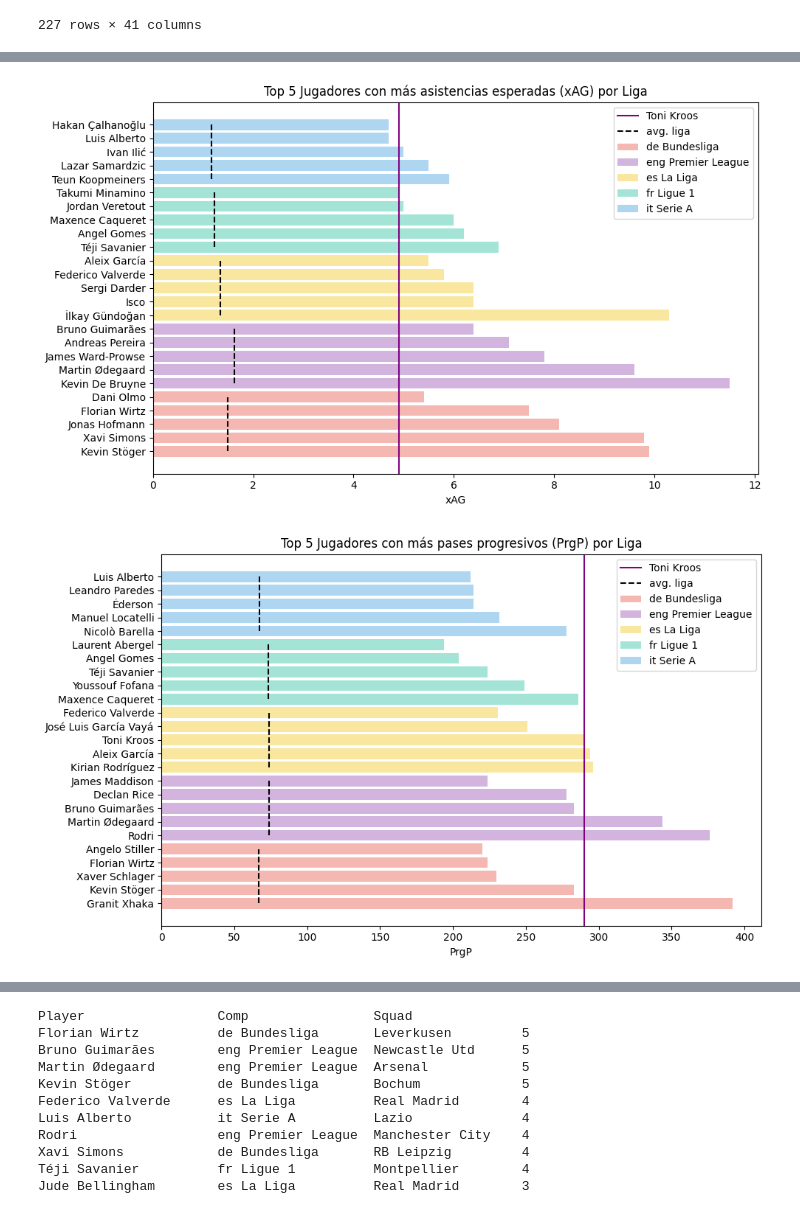
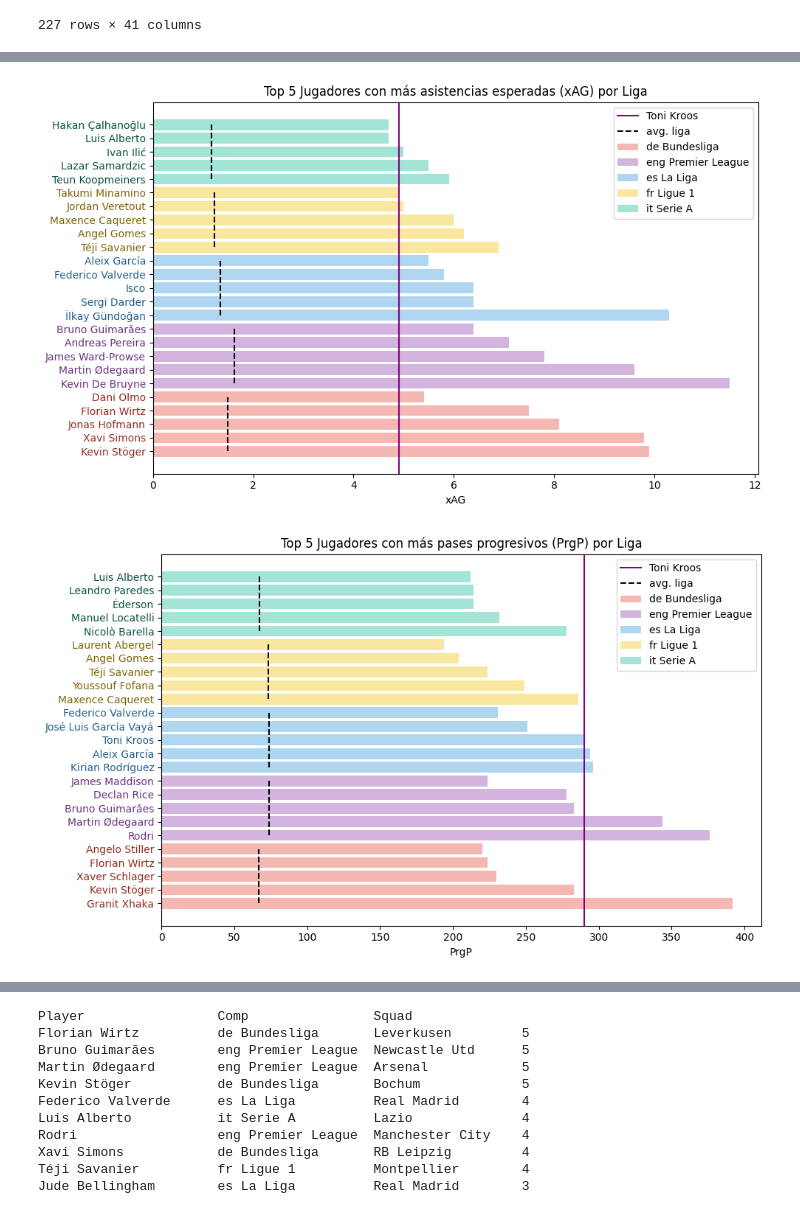
Before and after one commit to RubenVeledo/EDA_top_football_players, a Jupyter notebook: src/notebooks/Memoria.ipynb, the cells around one changed output, grey strips where cells are left out. Cells and saved outputs as stored; diff of their text form; code cells hidden in the pictures.

```diff
--- a/src/notebooks/Memoria.ipynb
+++ b/src/notebooks/Memoria.ipynb
@@ -927,9 +954,16 @@ top_5_por_liga_xag = top_5_por_liga_xag.sort_values(by=["Comp", "xAG_x"], ascend
 colores_ligas = {
     'de Bundesliga': '#f5b7b1',
     'eng Premier League': '#d2b4de',
-    'es La Liga': '#f9e79f',
-    'it Serie A': '#aed6f1',
-    'fr Ligue 1': '#a3e4d7'}
+    'es La Liga': '#aed6f1',
+    'it Serie A': '#a3e4d7',
+    'fr Ligue 1': '#f9e79f'}
+
+colores_jugadores = {
+    'de Bundesliga': '#922b21',
+    'eng Premier League': "#6c3483" ,
+    'es La Liga': '#21618c',
+    'it Serie A': '#0b5345',
+    'fr Ligue 1': '#7d6608'}
 
 xag_kroos = 4.9
 
@@ -951,6 +985,10 @@ for i, liga in enumerate(top_5_por_liga_xag['Comp'].unique()):
 
 plt.axvline(x=xag_kroos, color='purple', linestyle='-', label='Toni Kroos')
 
+for i, jugador in enumerate(plt.gca().get_yticklabels()):
+    liga = top_5_por_liga_xag.iloc[i]['Comp']
+    jugador.set_color(colores_jugadores[liga])
+
 plt.plot([], [], color=color_media, linestyle='--', label='avg. liga')
 
 plt.xticks(rotation=0)
@@ -962,7 +1000,7 @@ plt.legend(loc='upper right', bbox_to_anchor=(1.0, 1))
 plt.tight_layout()
 plt.show()
 # %% [output]
-[figure, old version]
+[figure, new version]
 # %%
 #Se agrupa por liga y se seleccionan los 5 primeros de cada una por PrgP
 top_5_por_liga_prgp = superan_media_pases_prog_sorted.groupby("Comp").apply(lambda x: x.nlargest(5, "PrgP_x")).reset_index(drop=True)
@@ -972,43 +1010,54 @@ top_5_por_liga_prgp = top_5_por_liga_prgp.sort_values(by=["Comp", "PrgP_x"], asc
 colores_ligas = {
     'de Bundesliga': '#f5b7b1',
     'eng Premier League': '#d2b4de',
-    'es La Liga': '#f9e79f',
-    'it Serie A': '#aed6f1',
-    'fr Ligue 1': '#a3e4d7'}
+    'es La Liga': '#aed6f1',
+    'it Serie A': '#a3e4d7',
+    'fr Ligue 1': '#f9e79f'}
+
+colores_jugadores = {
+    'de Bundesliga': '#922b21',
+    'eng Premier League': "#6c3483" ,
+    'es La Liga': '#21618c',
+    'it Serie A': '#0b5345',
+    'fr Ligue 1': '#7d6608'}
 
 prgp_kroos = 290
 
 plt.figure(figsize=(10, 6))
 
 for i, liga in enumerate(top_5_por_liga_prgp['Comp'].unique()):
     jugadores_liga = top_5_por_liga_prgp[top_5_por_liga_prgp['Comp'] == liga]
     plt.barh(jugadores_liga['Player'], jugadores_liga['PrgP_x'], label=f'{liga}', color=colores_ligas[liga])
 
 color_media = 'black'
 
 for i, liga in enumerate(top_5_por_liga_prgp['Comp'].unique()):
     jugadores_liga = top_5_por_liga_prgp[top_5_por_liga_prgp['Comp'] == liga]
 
     media_liga = jugadores_liga['PrgP_y'].iloc[0]
 
     plt.vlines(x=media_liga, ymin=jugadores_liga.index.min(), ymax=jugadores_liga.index.max(),
                colors=color_media, linestyle='--')
 
 plt.axvline(x=prgp_kroos, color='purple', linestyle='-', label='Toni Kroos')
 
+for i, jugador in enumerate(plt.gca().get_yticklabels()):
+    liga = top_5_por_liga_prgp.iloc[i]['Comp']
+    jugador.set_color(colores_jugadores[liga])
+
 plt.plot([], [], color=color_media, linestyle='--', label='avg. liga')
 
 plt.xticks(rotation=0)
 
 plt.xlabel('PrgP')
 plt.title('Top 5 Jugadores con más pases progresivos (PrgP) por Liga')
 
 plt.legend(loc='upper right', bbox_to_anchor=(1.0, 1))
 
 plt.tight_layout()
 plt.show()
 # %% [output]
-[figure, old version]
+[figure, new version]
 # %%
 #Se agrupa por liga y se seleccionan los 5 primeros de cada una por PrgC
 top_5_por_liga_prgc = superan_media_cond_prog_sorted.groupby("Comp").apply(lambda x: x.nlargest(5, "PrgC_x")).reset_index(drop=True)
```
Also changed, not shown: parts of 8 cells of this notebook, 1 other file.
